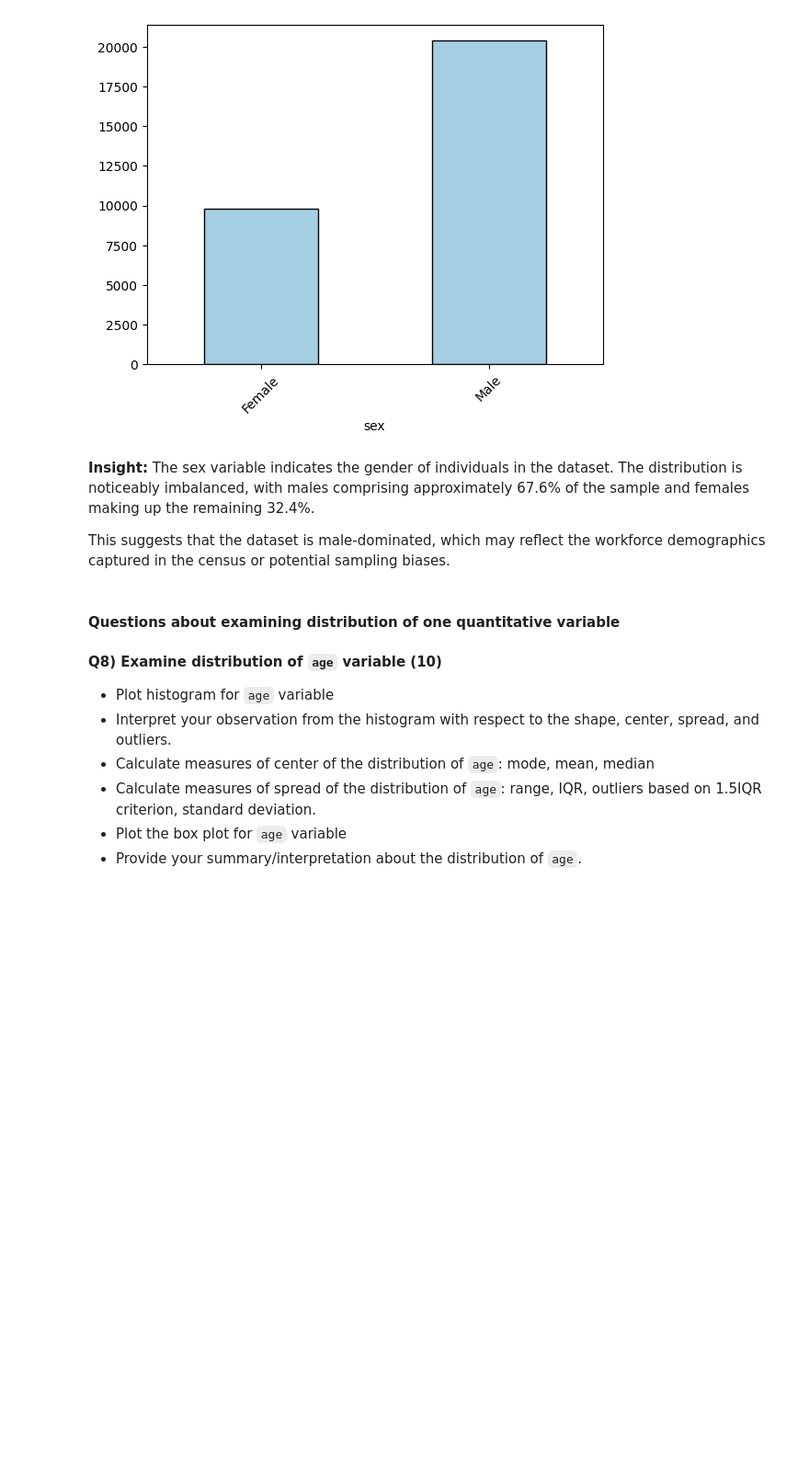
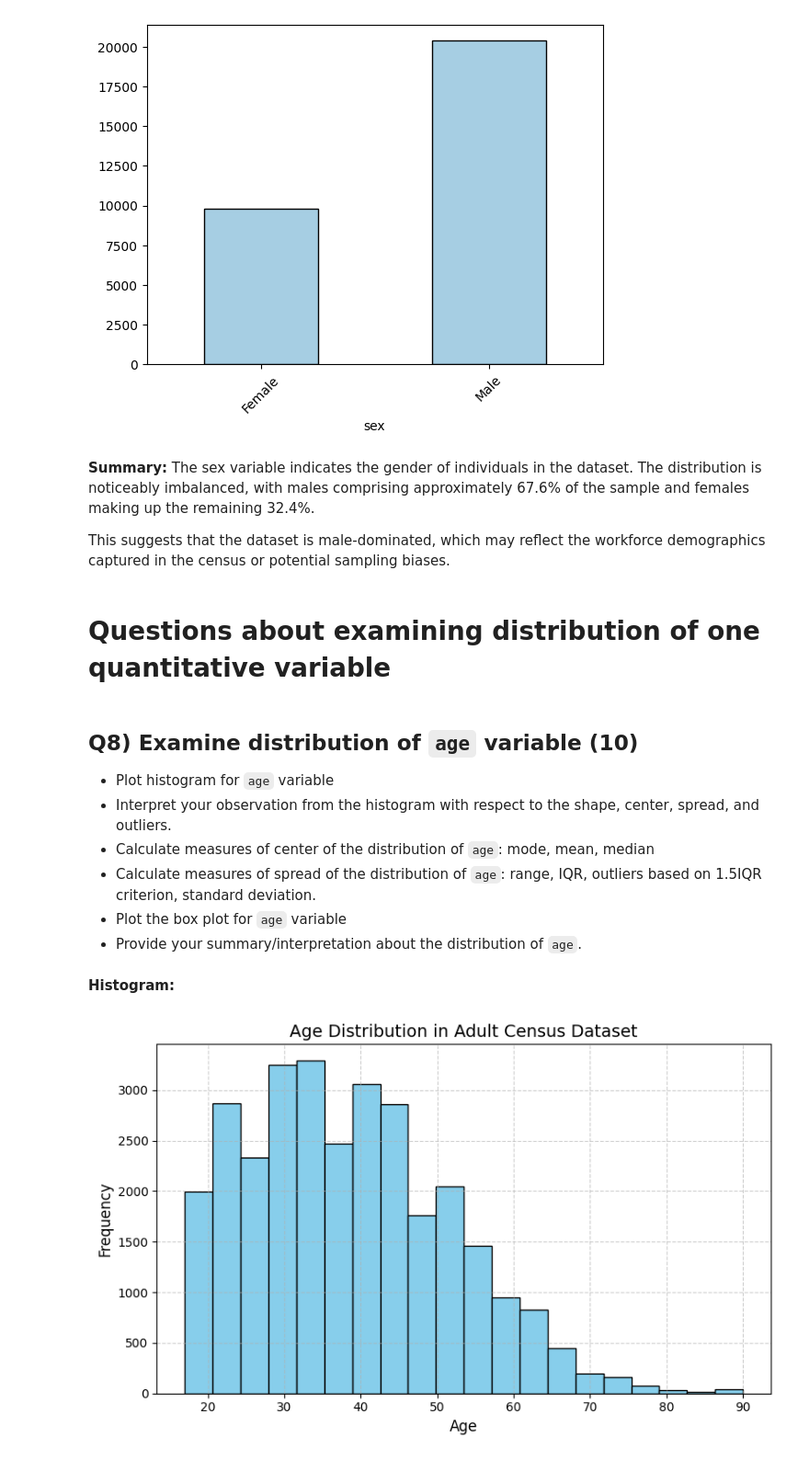
Before and after one commit to DiazHumberto/ASDS_A1, a Jupyter notebook: notebooks/ASDS_A1.ipynb, the cells around one changed output. Shown at 92% size. Drawn from its saved outputs; the diff is of its cells as text; code cells hidden in the pictures; blank space fills up the shorter version.

```diff
--- a/notebooks/ASDS_A1.ipynb
+++ b/notebooks/ASDS_A1.ipynb
@@ -370,13 +372,13 @@ df.groupby('sex').size().plot(
 <Axes: xlabel='sex'>
 [figure]
 # %% [markdown]
-**Insight:** The sex variable indicates the gender of individuals in the dataset. The distribution is noticeably imbalanced, with males comprising approximately 67.6% of the sample and females making up the remaining 32.4%.
+**Summary:** The sex variable indicates the gender of individuals in the dataset. The distribution is noticeably imbalanced, with males comprising approximately 67.6% of the sample and females making up the remaining 32.4%.
 
 This suggests that the dataset is male-dominated, which may reflect the workforce demographics captured in the census or potential sampling biases.
 # %% [markdown]
-#### Questions about examining distribution of one quantitative variable
+# Questions about examining distribution of one quantitative variable
 # %% [markdown]
-**Q8) Examine distribution of ``age`` variable (10)**
+## Q8) Examine distribution of ``age`` variable (10)
 - Plot histogram for ``age`` variable
 - Interpret your observation from the histogram with respect to the shape,
 center, spread, and outliers.
@@ -384,3 +386,23 @@ center, spread, and outliers.
 - Calculate measures of spread of the distribution of ``age``: range, IQR, outliers based on 1.5IQR criterion, standard deviation.
 - Plot the box plot for ``age`` variable
 - Provide your summary/interpretation about the distribution of ``age``.
+# %% [markdown]
+**Histogram:**
+# %%
+# Create histogram for the 'age' variable
+plt.figure(figsize=(8, 5))  # Set figure size
+df['age'].hist(bins=20, color='skyblue', edgecolor='black')  # Histogram with styling
+
+# Add title and axis labels
+plt.title('Age Distribution in Adult Census Dataset', fontsize=14)
+plt.xlabel('Age', fontsize=12)
+plt.ylabel('Frequency', fontsize=12)
+
+# Show gridlines for better readability
+plt.grid(True, linestyle='--', alpha=0.6)
+
+# Display the plot
+plt.tight_layout()
+plt.show()
+# %% [output]
+[figure, added]
```
Also changed, not shown: parts of 60 cells of this notebook, 1 other file.
